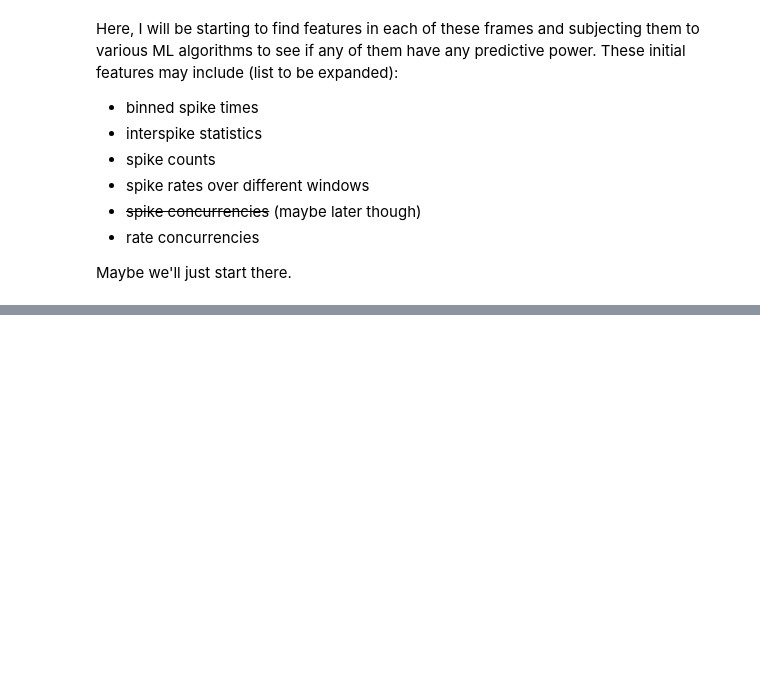
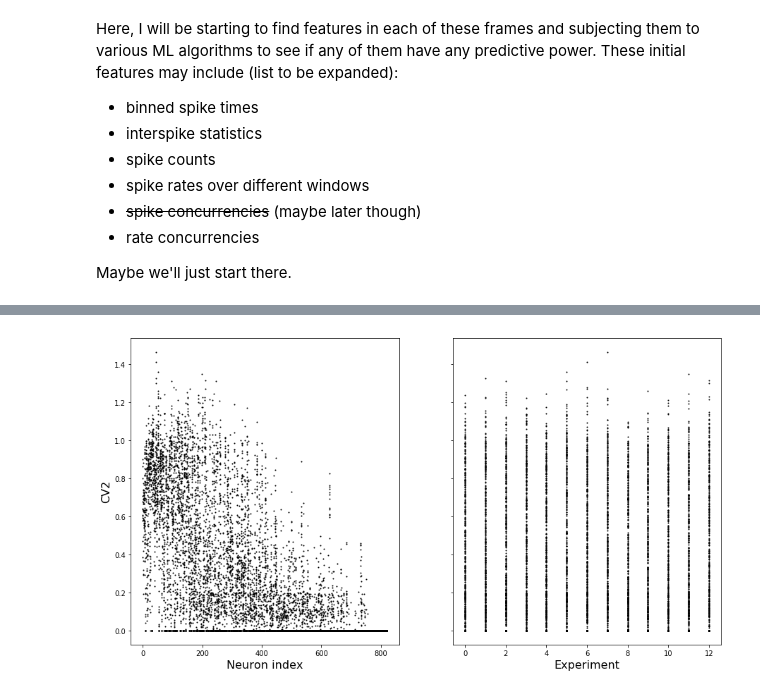
Before and after one commit to jeliason/ds_practice, a Jupyter notebook: neuro/cortexlab-2array/cortexlab-eda.ipynb, the cells around one changed output, grey strips where cells are left out. Saved outputs shown, nothing was run; the diff lists cells and outputs as text; code cells hidden in the pictures; blank space fills up the shorter version.

```diff
--- a/neuro/cortexlab-2array/cortexlab-eda.ipynb
+++ b/neuro/cortexlab-2array/cortexlab-eda.ipynb
@@ -363,0 +395,38 @@ array([0.0129    , 0.0314    , 0.07956667, ..., 0.1895    , 0.08096667,
+# %%
+isi_array=[]
+cv2_array=[]
+lv_array=[]
+mean_rate_array=[]
+for i,trains in enumerate(spk_divvy):
+#     print(i)
+    isi_list=[]
+    cv2_list=[]
+    lv_list=[]
+    mean_rate_list=[]
+    for train in trains:
+        isi=stat.isi(train)
+        isi_list.append(isi)
+        if len(isi)>1:
+            lv_list.append(stat.lv(isi))
+            cv2_list.append(stat.cv2(isi))
+        else:
+            lv_list.append(0)
+            cv2_list.append(0)
+        mean_rate_list.append(stat.mean_firing_rate(train))
+    isi_array.append(isi_list)
+    cv2_array.append(cv2_list)
+    lv_array.append(lv_list)
+    mean_rate_array.append(mean_rate_list)
+# %%
+seqnums=exp1_info['Protocol']['seqnums']
+trialavg_cv2=[]
+trialavg_lv=[]
+trialavg_meanrate=[]
+for seq in seqnums:
+    trialavg_cv2.append(np.mean(np.array(cv2_array)[[x-1 for x in seq]],axis=0))
+    trialavg_lv.append(np.mean(np.array(lv_array)[[x-1 for x in seq]],axis=0))
+    trialavg_meanrate.append(np.mean(np.array(mean_rate_array)[[x-1 for x in seq]],axis=0))
+# %%
+trialavg_cv2=np.array(trialavg_cv2)
+trialavg_lv=np.array(trialavg_lv)
+trialavg_meanrate=np.array(trialavg_meanrate)
@@ -363,0 +438,4 @@ array([0.0129    , 0.0314    , 0.07956667, ..., 0.1895    , 0.08096667,
+# %%
+plot_trialavg(trialavg_cv2,name='CV2')
+# %% [output]
+[figure, added]
```
Also changed, not shown: parts of 19 cells of this notebook.
